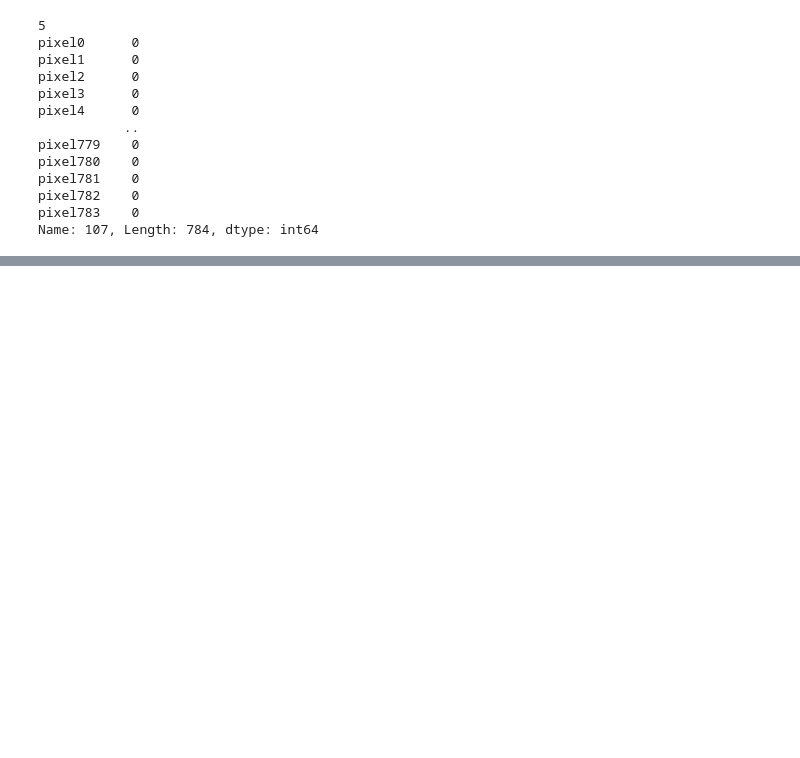
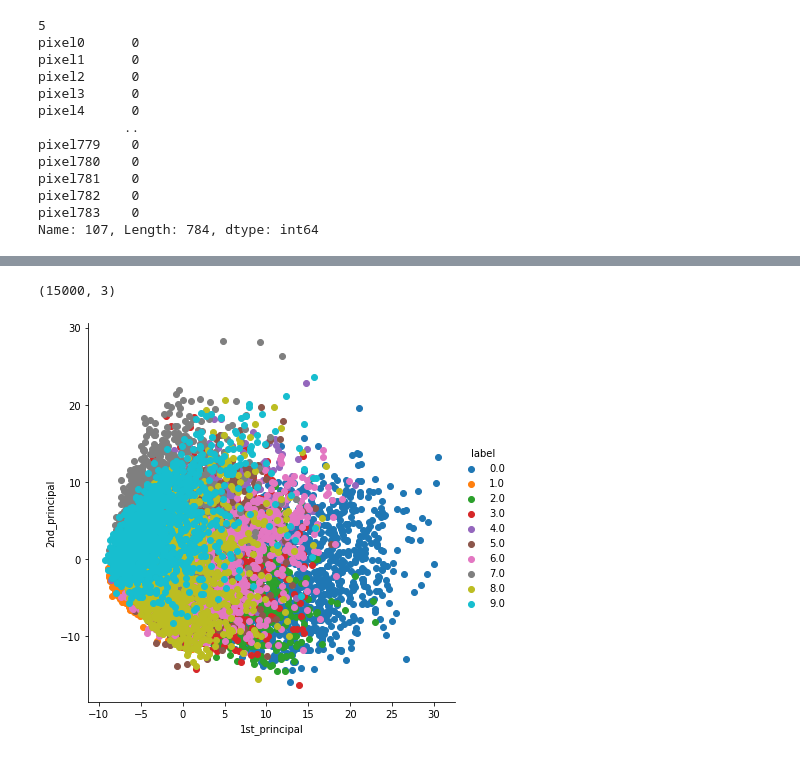
Before and after one commit to adnanshaikh53/MNIST-Dataset, a Jupyter notebook: Digit_Recognizer.ipynb, the cells around one changed output, grey strips where cells are left out. Cells and saved outputs as stored; diff of their text form; code cells hidden in the pictures; blank space fills up the shorter version.

```diff
--- a/Digit_Recognizer.ipynb
+++ b/Digit_Recognizer.ipynb
@@ -101,0 +105,7 @@ Name: 107, Length: 784, dtype: int64
+# %%
+#Standardizing the data ie mean 0 and std deviation is 1 for all the 42000 datapoints in the matrix
+
+from sklearn.preprocessing import StandardScaler
+standardized_data = StandardScaler().fit_transform(data)
+print(standardized_data.shape)
+type(standardized_data)
@@ -101,0 +162,5 @@ Name: 107, Length: 784, dtype: int64
+# %%
+#  Above steps of PCA could be achieved very quicklty using Scikit Learn
+
+from sklearn import decomposition
+pca = decomposition.PCA()
@@ -101,0 +182,10 @@ Name: 107, Length: 784, dtype: int64
+# %%
+pcaa_data = np.vstack((pca_data.T, label)).T
+print(pcaa_data.shape)
+# creating a new data fram which help us in ploting the result data
+pca_df = pd.DataFrame(data=pcaa_data, columns=("1st_principal", "2nd_principal", "label"))
+sns.FacetGrid(pca_df, hue="label", height=6).map(plt.scatter, '1st_principal', '2nd_principal').add_legend()
+plt.show()
+# %% [output]
+(15000, 3)
+[figure, added]
```
Also changed, not shown: parts of 28 cells of this notebook, 4 other files.
